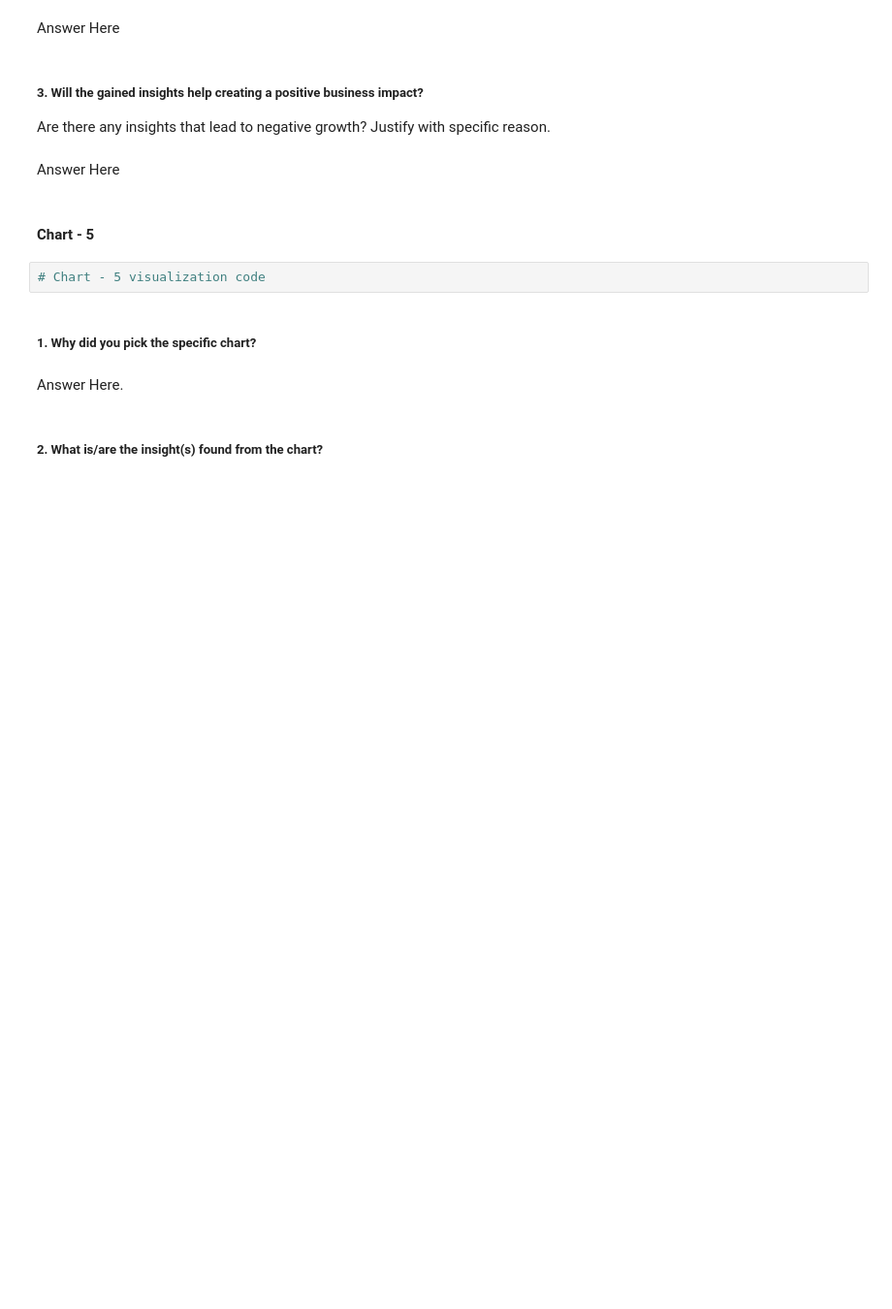
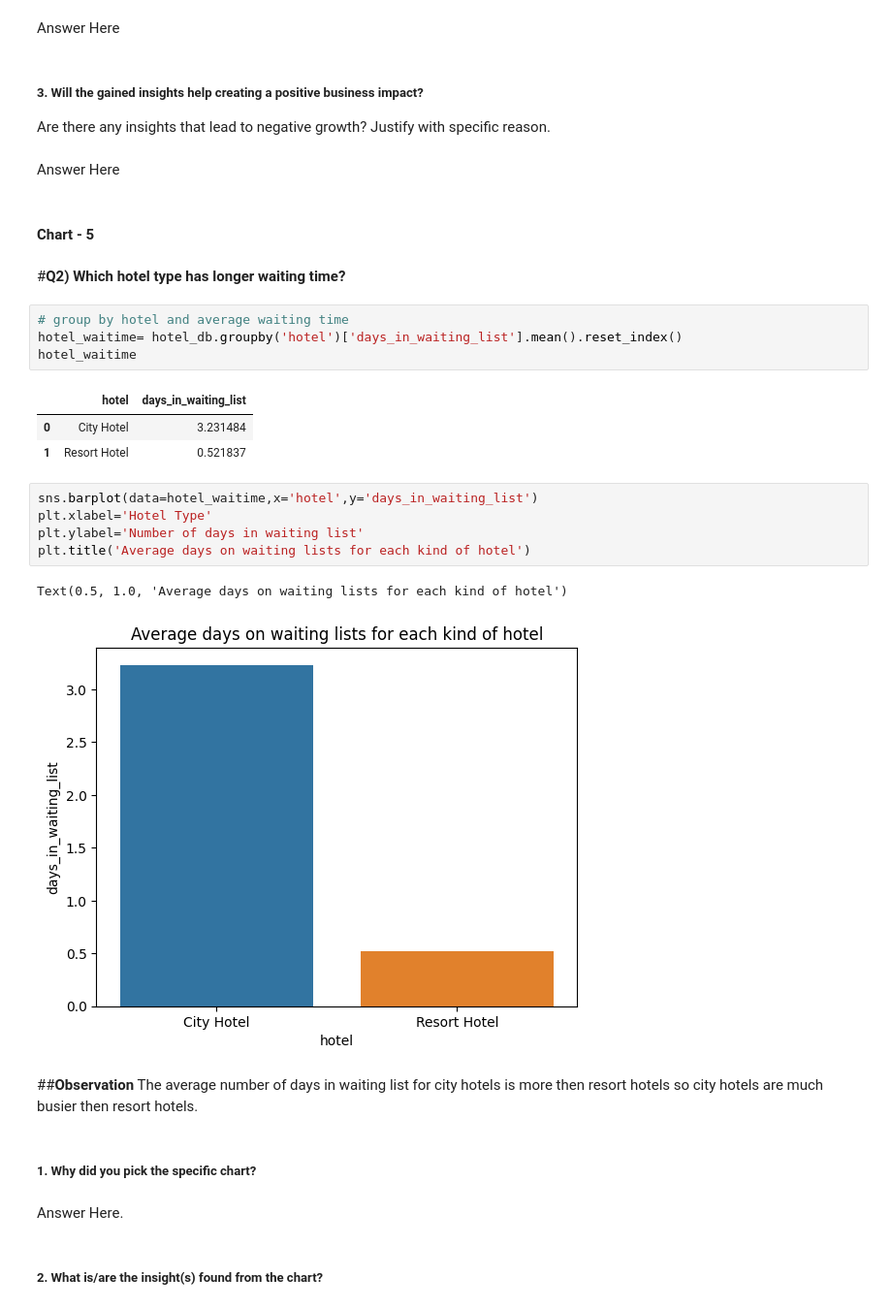
Before and after one commit to Mayank783/Hotel_booking_eda, a Jupyter notebook: Hotel_Booking_Analysis.ipynb, the cells around one changed output. Shown: that part at 97% size. Saved outputs shown, nothing was run; the diff lists cells and outputs as text; blank space fills up the shorter version.

```diff
--- a/Hotel_Booking_Analysis.ipynb
+++ b/Hotel_Booking_Analysis.ipynb
@@ -448,8 +462,27 @@ Are there any insights that lead to negative growth? Justify with specific reaso
 Answer Here
 # %% [markdown]
 #### Chart - 5
-# %%
-# Chart - 5 visualization code
+# %% [markdown]
+#**Q2) Which hotel type has longer waiting time?**
+# %%
+# group by hotel and average waiting time
+hotel_waitime= hotel_db.groupby('hotel')['days_in_waiting_list'].mean().reset_index()
+hotel_waitime
+# %% [output]
+|  | hotel | days_in_waiting_list |
+| 0 | City Hotel | 3.231484 |
+| 1 | Resort Hotel | 0.521837 |
+# %%
+sns.barplot(data=hotel_waitime,x='hotel',y='days_in_waiting_list')
+plt.xlabel='Hotel Type'
+plt.ylabel='Number of days in waiting list'
+plt.title('Average days on waiting lists for each kind of hotel')
+# %% [output]
+Text(0.5, 1.0, 'Average days on waiting lists for each kind of hotel')
+[figure, added]
+# %% [markdown]
+##**Observation**
+The average number of days in waiting list for city hotels is more then resort hotels so city hotels are much busier then resort hotels.
 # %% [markdown]
 ##### 1. Why did you pick the specific chart?
 # %% [markdown]
```
Also changed, not shown: parts of 5 cells of this notebook.
